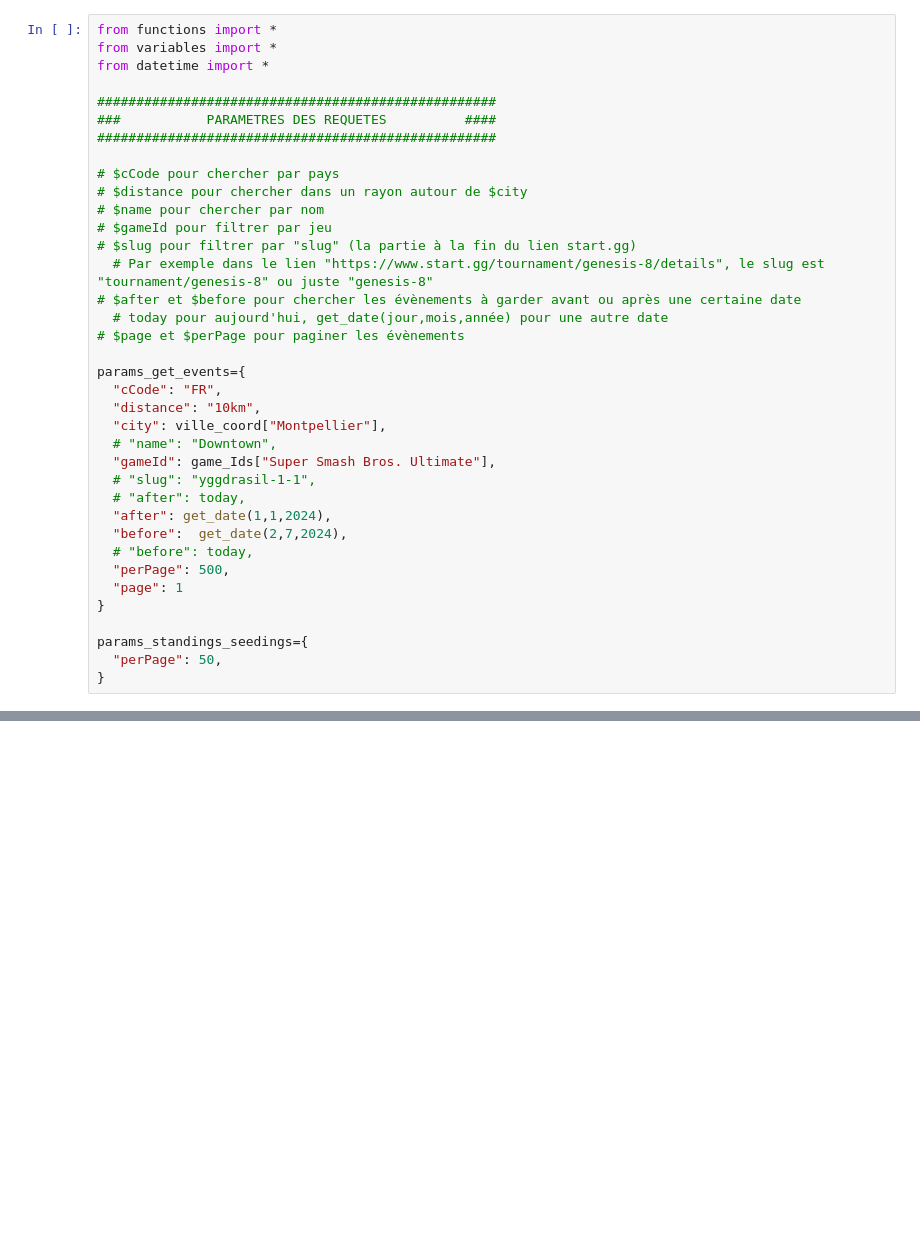
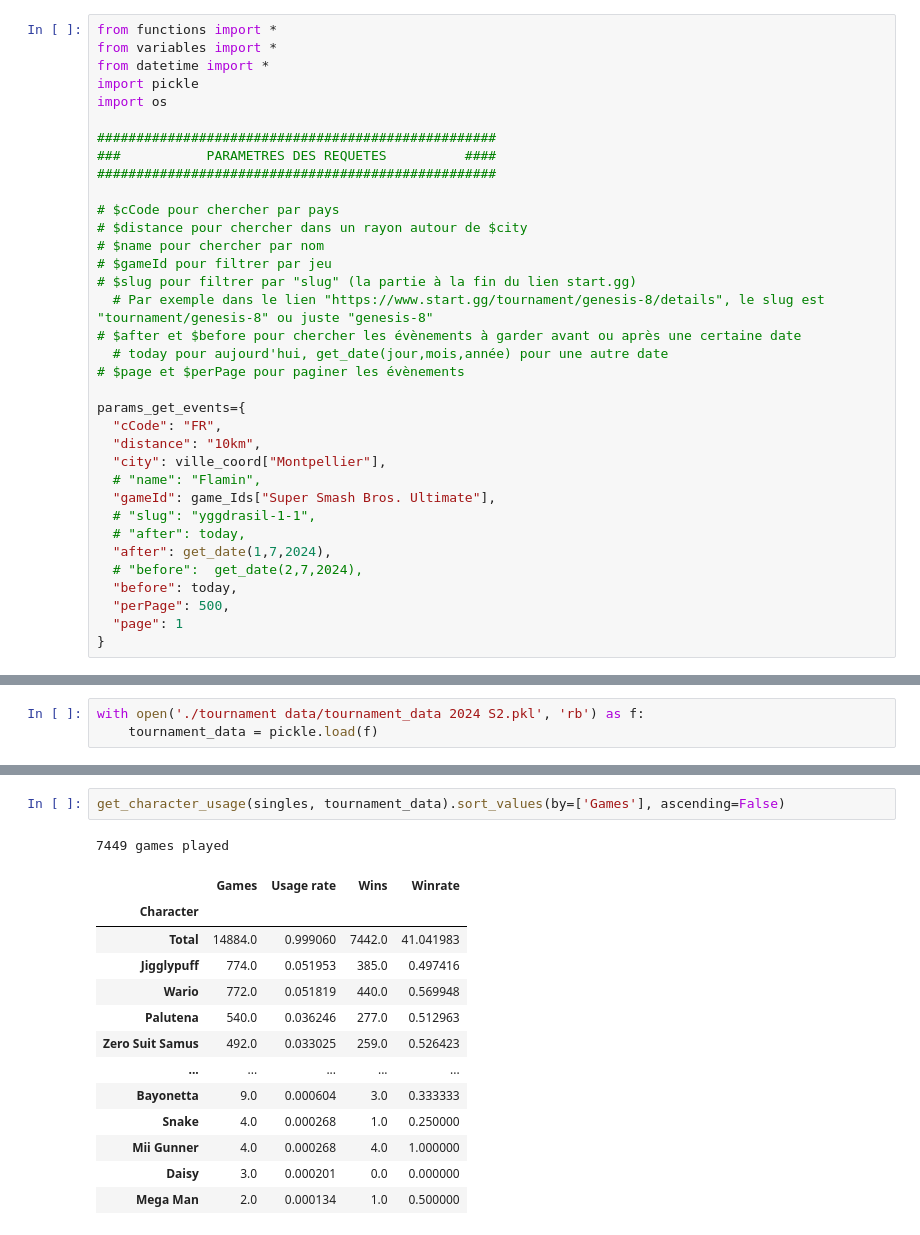
Before and after one commit to Erak0s/Stats-from-start.gg-API, a Jupyter notebook: main.ipynb, the cells around one changed output, grey strips where cells are left out. Cells and saved outputs as stored; diff of their text form; blank space fills up the shorter version.

```diff
--- a/main.ipynb
+++ b/main.ipynb
@@ -2,6 +2,8 @@
 from functions import *
 from variables import *
 from datetime import *
+import pickle
+import os
 
 ###################################################
 ###           PARAMETRES DES REQUETES          ####
@@ -21,20 +23,16 @@ params_get_events={
   "cCode": "FR",
   "distance": "10km",
   "city": ville_coord["Montpellier"],
-  # "name": "Downtown",
+  # "name": "Flamin",
   "gameId": game_Ids["Super Smash Bros. Ultimate"],
   # "slug": "yggdrasil-1-1",
   # "after": today,
-  "after": get_date(1,1,2024),
-  "before":  get_date(2,7,2024),
-  # "before": today,
+  "after": get_date(1,7,2024),
+  # "before":  get_date(2,7,2024),
+  "before": today,
   "perPage": 500,
   "page": 1
 }
-
-params_standings_seedings={
-  "perPage": 50,
-}
 # %%
 
 ##################################################################
@@ -134,0 +85,3 @@ character_data.to_csv("character_data.csv", sep=";")
+# %%
+with open('./tournament data/tournament_data 2024 S2.pkl', 'rb') as f:
+    tournament_data = pickle.load(f)
@@ -134,0 +152,17 @@ character_data.to_csv("character_data.csv", sep=";")
+# %%
+get_character_usage(singles, tournament_data).sort_values(by=['Games'], ascending=False)
+# %% [output]
+7449 games played
+|  | Games | Usage rate | Wins | Winrate |
+| Character |  |  |  |  |
+| Total | 14884.0 | 0.999060 | 7442.0 | 41.041983 |
+| Jigglypuff | 774.0 | 0.051953 | 385.0 | 0.497416 |
+| Wario | 772.0 | 0.051819 | 440.0 | 0.569948 |
+| Palutena | 540.0 | 0.036246 | 277.0 | 0.512963 |
+| Zero Suit Samus | 492.0 | 0.033025 | 259.0 | 0.526423 |
+| ... | ... | ... | ... | ... |
+| Bayonetta | 9.0 | 0.000604 | 3.0 | 0.333333 |
+| Snake | 4.0 | 0.000268 | 1.0 | 0.250000 |
+| Mii Gunner | 4.0 | 0.000268 | 4.0 | 1.000000 |
+| Daisy | 3.0 | 0.000201 | 0.0 | 0.000000 |
+| Mega Man | 2.0 | 0.000134 | 1.0 | 0.500000 |
```
Also changed, not shown: parts of 13 cells of this notebook, 11 other files.
